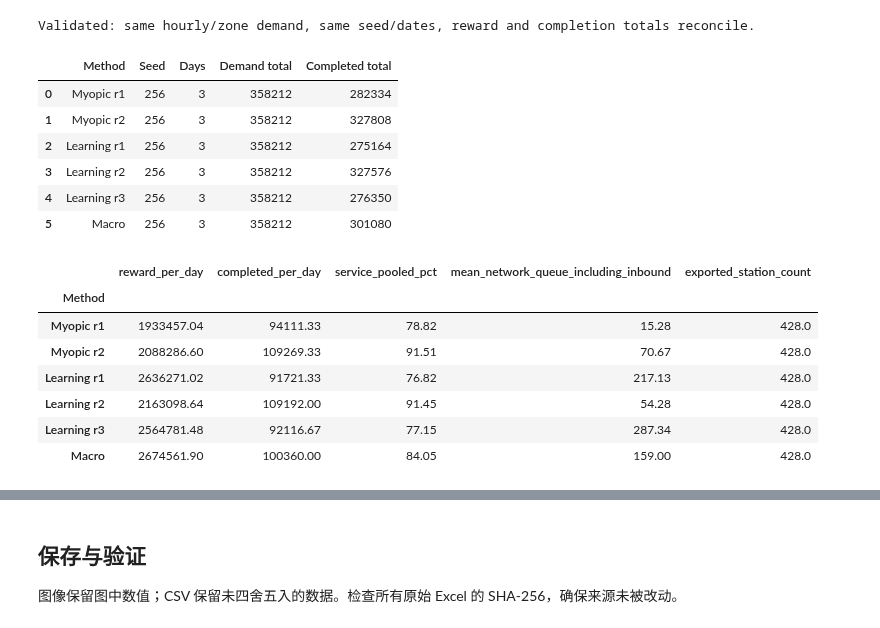
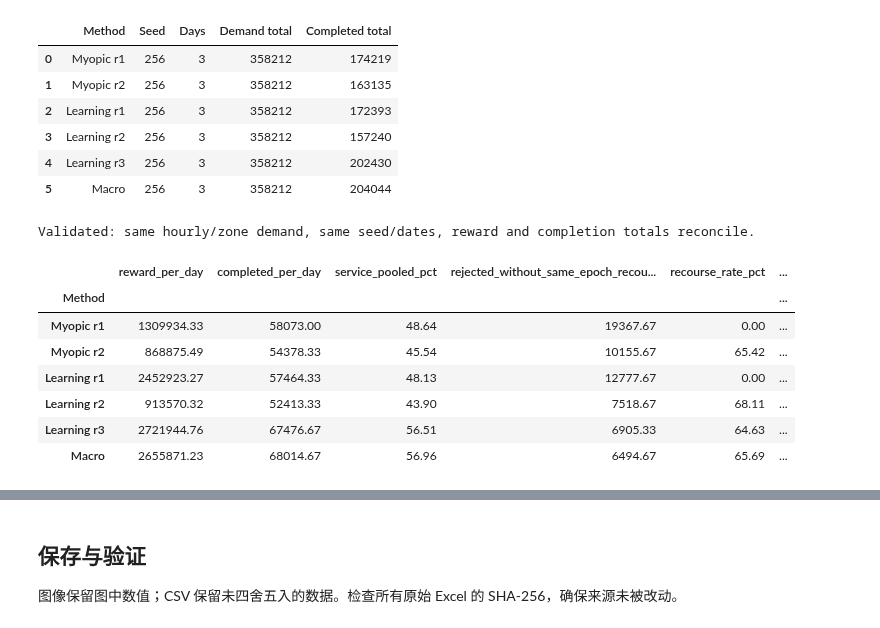
Before and after one commit to miluosi/icaps, a Jupyter notebook: plot_nye_data.ipynb, the cells around one changed output, grey strips where cells are left out. Drawn from its saved outputs; the diff is of its cells as text; code cells hidden in the pictures.

```diff
--- a/plot_nye_data.ipynb
+++ b/plot_nye_data.ipynb
@@ -15,18 +17,18 @@ import matplotlib.pyplot as plt
 from IPython.display import display
 
 ROOT = next((p for p in [Path.cwd(), *Path.cwd().parents]
-             if (p / 'results/nye_results').is_dir()), None)
+             if (p / 'results/continuous_nyc_results').is_dir()), None)
 if ROOT is None:
     raise FileNotFoundError('请从 icaps 项目或其子目录运行 notebook。')
-DATA_DIR = ROOT / 'results/nye_results'
+DATA_DIR = ROOT / 'results/continuous_nyc_results'
 FIG_DIR = DATA_DIR / 'paper_figures'
 ANALYSIS_DIR = DATA_DIR / 'analysis'
 FIG_DIR.mkdir(exist_ok=True)
 ANALYSIS_DIR.mkdir(exist_ok=True)
 EPOCH_SECONDS = 30.0  # 与这些导出结果的 NYC 测试设置一致
 SPECS = [
-    ('benchmark_r1', 'Myopic r1', 'MCMF', 'r1', '#697786'),
-    ('benchmark_r2', 'Myopic r2', 'MCMF', 'r2', '#b28c57'),
+    ('myopic_r1', 'Myopic r1', 'MCMF', 'r1', '#697786'),
+    ('myopic_r2', 'Myopic r2', 'MCMF', 'r2', '#b28c57'),
     ('r1', 'Learning r1', 'ADP-MCMF', 'r1', '#4c78a8'),
     ('r2', 'Learning r2', 'ADP-MCMF', 'r2', '#9b6cb3'),
     ('r3', 'Learning r3', 'ADP-MCMF', 'r3', '#e48144'),
@@ -39,7 +41,7 @@ mpl.rcParams.update({
     'font.family': 'DejaVu Sans', 'font.size': 11, 'axes.titlesize': 13,
     'axes.labelsize': 11, 'axes.spines.top': False, 'axes.spines.right': False,
     'axes.grid': True, 'grid.alpha': .18, 'axes.axisbelow': True,
-    'figure.dpi': 110, 'savefig.dpi': 240, 'pdf.fonttype': 42,
+    'figure.dpi': 300, 'savefig.dpi': 300, 'pdf.fonttype': 42,
 })
 FIGURES = []
 
@@ -89,7 +94,7 @@ SHEETS = ['detail', 'daily_req_completion_summary', 'hourly_req_completion_summa
           'hourly_completed_summary', 'hourly_station_queue_summary', 'hourly_zone_vehicle_summary']
 books, source_info = {}, []
 for suffix, label, strategy, method, color in SPECS:
-    path = DATA_DIR / f'test_results_4way_optimization_anchored_residual_{suffix}.xlsx'
+    path = DATA_DIR / f'test_results_4way_optimization_anchored_residual_continuous_{suffix}.xlsx'
     book = pd.read_excel(path, sheet_name=SHEETS)
     for sheet, frame in book.items():
         assert set(frame['strategy']) == {strategy}, (label, sheet, 'strategy mismatch')
@@ -144,14 +149,14 @@ print('Validated: same hourly/zone demand, same seed/dates, reward and completio
 # 保留原 notebook 的便捷变量名。
 data_benchmark_r1, data_benchmark_r2, data_r1, data_r2, data_r3, data_macro = [books[k]['detail'] for k in ORDER]
 # %% [output]
+|  | Method | Seed | Days | Demand total | Completed total |
+| 0 | Myopic r1 | 256 | 3 | 358212 | 174219 |
+| 1 | Myopic r2 | 256 | 3 | 358212 | 163135 |
+| 2 | Learning r1 | 256 | 3 | 358212 | 172393 |
+| 3 | Learning r2 | 256 | 3 | 358212 | 157240 |
+| 4 | Learning r3 | 256 | 3 | 358212 | 202430 |
+| 5 | Macro | 256 | 3 | 358212 | 204044 |
 Validated: same hourly/zone demand, same seed/dates, reward and completion totals reconcile.
-|  | Method | Seed | Days | Demand total | Completed total |
-| 0 | Myopic r1 | 256 | 3 | 358212 | 282334 |
-| 1 | Myopic r2 | 256 | 3 | 358212 | 327808 |
-| 2 | Learning r1 | 256 | 3 | 358212 | 275164 |
-| 3 | Learning r2 | 256 | 3 | 358212 | 327576 |
-| 4 | Learning r3 | 256 | 3 | 358212 | 276350 |
-| 5 | Macro | 256 | 3 | 358212 | 301080 |
 # %%
 metrics = pd.DataFrame(index=ORDER)
 metrics.index.name = 'Method'
@@ -159,38 +164,54 @@ metrics['reward_per_day'] = raw.avg_reward
 metrics['completed_per_day'] = raw.complete / N_DAYS
 metrics['service_pooled_pct'] = 100 * raw.complete / raw.total_orders
 metrics['service_daily_mean_pct'] = 100 * raw.mean_service_ratio
 metrics['charging_wait_positive_records_min'] = raw.avg_wait * EPOCH_SECONDS / 60
 metrics['waiting_records_per_day'] = raw.waiting_vehicle_count / N_DAYS
 metrics['completed_charges_per_day'] = raw.finished_charge
 metrics['mean_daily_final_soc_pct'] = raw.avg_battery_level * 100
 metrics['recourse_per_day'] = raw.recourse_requests / N_DAYS
 metrics['lost_requests_per_day'] = raw.lost_requests / N_DAYS
 metrics['rejected_unique_per_day'] = raw.rejected_requests / N_DAYS
+
+# 去重订单口径：recourse 是 EV-rejected 订单的子集；不能用重复拒单事件数 reject。
+assert raw[['rejected_requests', 'recourse_requests']].notna().all().all()
+assert (raw.recourse_requests >= 0).all()
+assert (raw.rejected_requests >= raw.recourse_requests).all()
+np.testing.assert_allclose(raw.recourse_assigned_requests, raw.recourse_requests)
+assert (raw.recourse_completed_requests >= 0).all()
+assert (raw.recourse_completed_requests <= raw.recourse_assigned_requests).all()
+np.testing.assert_allclose(raw.recourse_completed_requests + raw.recourse_uncompleted_requests,
+                           raw.recourse_assigned_requests)
+metrics['rejected_without_same_epoch_recourse_total'] = raw.rejected_requests - raw.recourse_requests
+metrics['rejected_without_same_epoch_recourse_per_day'] = metrics.rejected_without_same_epoch_recourse_total / N_DAYS
+metrics['recourse_rate_pct'] = 100 * raw.recourse_requests / raw.rejected_requests.replace(0, np.nan)
+metrics['recourse_completion_success_pct'] = 100 * raw.recourse_completed_requests / raw.recourse_assigned_requests.replace(0, np.nan)
+np.testing.assert_allclose(metrics.recourse_completion_success_pct, raw.recourse_success_rate_pct, equal_nan=True)
 
 # 先逐小时对站点（按 zone 导出）求和，再对三个完整日的 72 个小时求均值。
 # mean_queue_vehicle_count 包括 charging_queue_notarrived，不是纯到站等待人数。
 queue_hourly = {}
 for label, book in books.items():
     s = book['hourly_station_queue_summary']
     assert not s.duplicated(['date', 'hour', 'zone_id']).any()
     hourly_queue = s.groupby(['date', 'hour'])[['mean_queue_vehicle_count', 'mean_station_count']].sum()
     expected = pd.MultiIndex.from_product([DATES, range(24)], names=['date', 'hour'])
     assert hourly_queue.index.equals(expected), f'{label}: 队列小时数据不完整'
     queue_hourly[label] = hourly_queue
     metrics.loc[label, 'mean_network_queue_including_inbound'] = hourly_queue.mean_queue_vehicle_count.mean()
     metrics.loc[label, 'mean_queue_per_exported_station'] = (hourly_queue.mean_queue_vehicle_count / hourly_queue.mean_station_count).mean()
     metrics.loc[label, 'exported_station_count'] = hourly_queue.mean_station_count.iloc[0]
     assert hourly_queue.mean_station_count.nunique() == 1
 display(metrics[['reward_per_day', 'completed_per_day', 'service_pooled_pct',
+                 'rejected_without_same_epoch_recourse_per_day', 'recourse_rate_pct',
                  'mean_network_queue_including_inbound', 'exported_station_count']].round(2))
 metrics.to_csv(ANALYSIS_DIR / 'comparison_metrics.csv')
 pd.concat(queue_hourly, names=['Method']).to_csv(ANALYSIS_DIR / 'network_queue_hourly.csv')
 # %% [output]
-|  | reward_per_day | completed_per_day | service_pooled_pct | mean_network_queue_including_inbound | exported_station_count |
-| Method |  |  |  |  |  |
-| Myopic r1 | 1933457.04 | 94111.33 | 78.82 | 15.28 | 428.0 |
-| Myopic r2 | 2088286.60 | 109269.33 | 91.51 | 70.67 | 428.0 |
-| Learning r1 | 2636271.02 | 91721.33 | 76.82 | 217.13 | 428.0 |
-| Learning r2 | 2163098.64 | 109192.00 | 91.45 | 54.28 | 428.0 |
-| Learning r3 | 2564781.48 | 92116.67 | 77.15 | 287.34 | 428.0 |
-| Macro | 2674561.90 | 100360.00 | 84.05 | 159.00 | 428.0 |
+|  | reward_per_day | completed_per_day | service_pooled_pct | rejected_without_same_epoch_recou... | recourse_rate_pct | ... |
+| Method |  |  |  |  |  | ... |
+| Myopic r1 | 1309934.33 | 58073.00 | 48.64 | 19367.67 | 0.00 | ... |
+| Myopic r2 | 868875.49 | 54378.33 | 45.54 | 10155.67 | 65.42 | ... |
+| Learning r1 | 2452923.27 | 57464.33 | 48.13 | 12777.67 | 0.00 | ... |
+| Learning r2 | 913570.32 | 52413.33 | 43.90 | 7518.67 | 68.11 | ... |
+| Learning r3 | 2721944.76 | 67476.67 | 56.51 | 6905.33 | 64.63 | ... |
+| Macro | 2655871.23 | 68014.67 | 56.96 | 6494.67 | 65.69 | ... |
```
Also changed, not shown: parts of 10 cells of this notebook, 3 other files.
